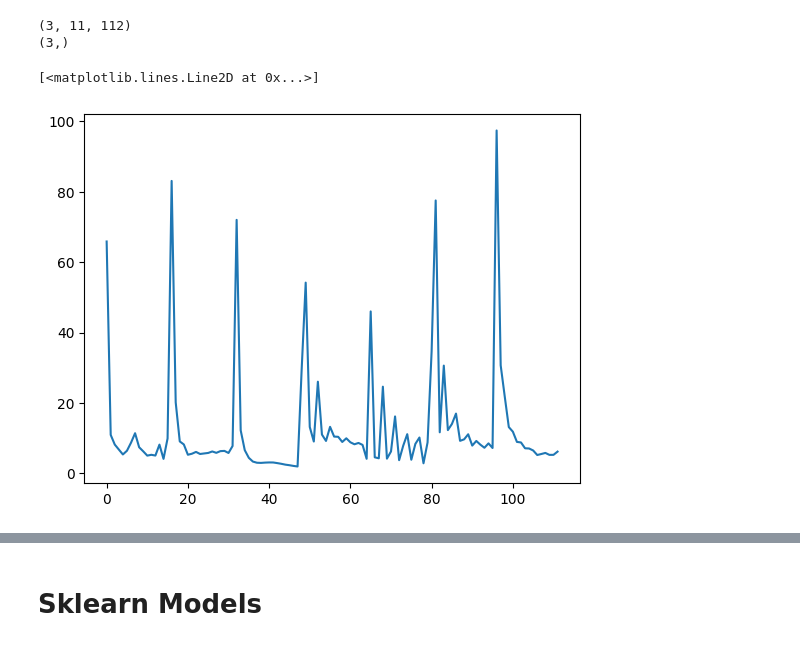
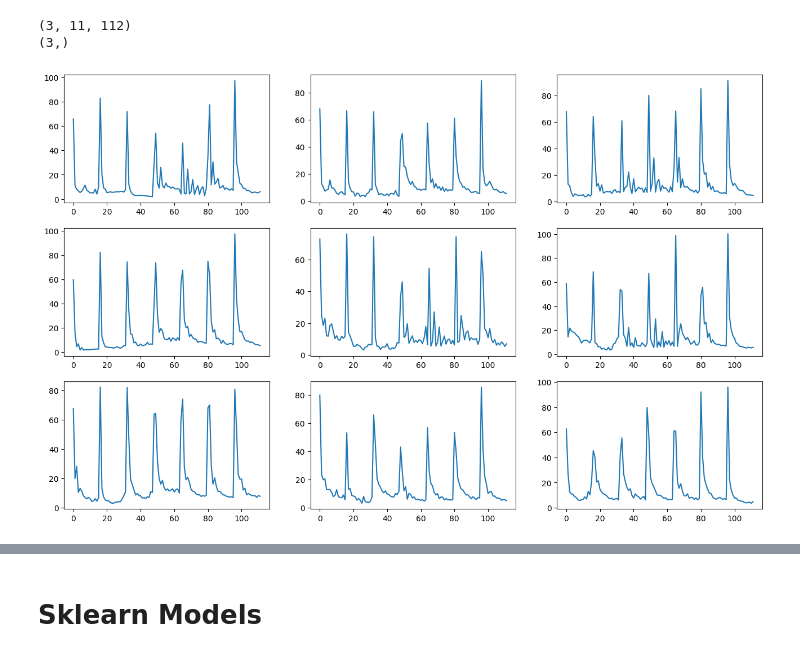
Before and after one commit to teleplayer123/audio_recognition, a Jupyter notebook: audio_processing.ipynb, the cells around one changed output, grey strips where cells are left out. Saved outputs shown, nothing was run; the diff lists cells and outputs as text; code cells hidden in the pictures.

```diff
--- a/audio_processing.ipynb
+++ b/audio_processing.ipynb
@@ -78,8 +78,12 @@ print(np.shape(labels))
 (3,)
 # %%
 a = audio_data[0]
-figure, axes = plt.subplots(3, 3)
-for i in range(10):
+plt.figure(figsize=(16, 10))
+rows = 3
+cols = 3
+for i in range(9):
+  data = a[i]
+  plt.subplot(rows, cols, i+1)
+  plt.plot(data)
 # %% [output]
-[<matplotlib.lines.Line2D at 0x...>]
-[figure, old version]
+[figure, new version]
```
Also changed, not shown: parts of 2 cells of this notebook.
